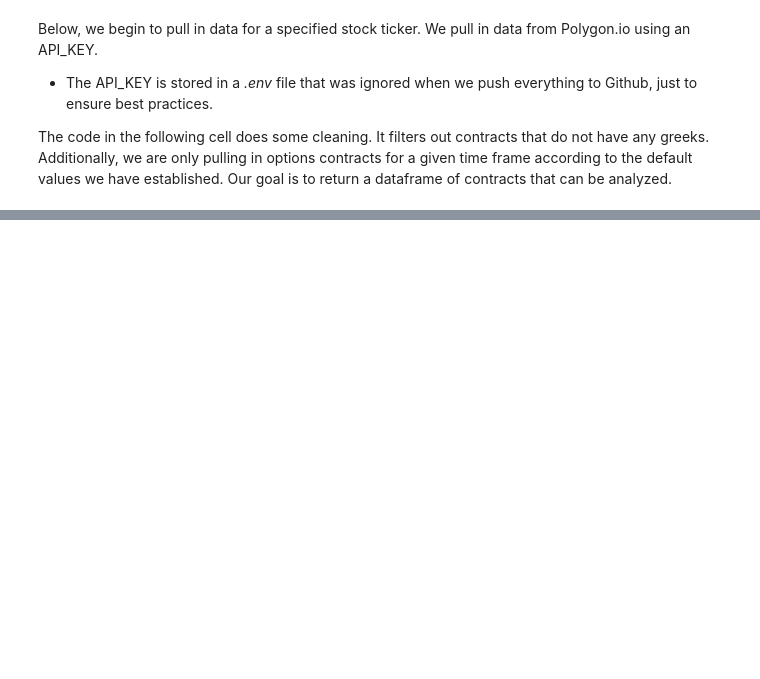
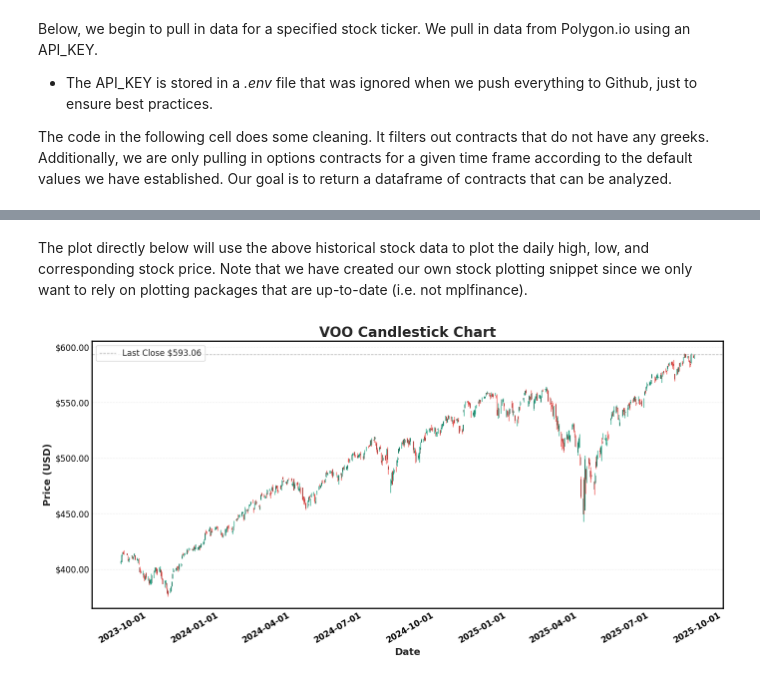
Before and after one commit to mkovacevich18/stonks, a Jupyter notebook: notebooks/options.ipynb, the cells around one changed output, grey strips where cells are left out. Saved outputs shown, nothing was run; the diff lists cells and outputs as text; code cells hidden in the pictures; blank space fills up the shorter version.

```diff
--- a/notebooks/options.ipynb
+++ b/notebooks/options.ipynb
@@ -20,6 +25,10 @@ Below, we begin to pull in data for a specified stock ticker. We pull in data fr
 
 The code in the following cell does some cleaning. It filters out contracts that do not have any greeks. Additionally, we are only pulling in options contracts for a given time frame according to the default values we have established. Our goal is to return a dataframe of contracts that can be analyzed.
 # %%
-ticker = "AAL"
+%load_ext autoreload
+%autoreload 2
+
+
+ticker = "VOO"
 contracts = client.get_option_contracts(ticker)
 historial_stock_data = client.get_price_history(ticker)
@@ -79,3 +40,64 @@ plt.show()
+# %% [markdown]
+The plot directly below will use the above historical stock data to plot the daily high, low, and corresponding stock price. Note that we have created our own stock plotting snippet since we only want to rely on plotting packages that are up-to-date (i.e. not mplfinance).
+# %%
+plt.style.use("seaborn-v0_8-whitegrid")
+plt.rcParams["font.family"] = "DejaVu Sans"
+plt.rcParams["font.size"] = 12
+
+up_color = "#26a686"
+down_color = "#ef5350"
+
+historial_stock_data["timestamp"] = pd.to_datetime(historial_stock_data["timestamp"])
+
+fig, ax = plt.subplots(figsize=(14, 7))
+
+for _, row in historial_stock_data.iterrows():
+    color = up_color if row["close"] >= row["open"] else down_color
+
+    ax.plot([row["timestamp"], row["timestamp"]],
+            [row["low"], row["high"]],
+            color=color, linewidth=1.0, solid_capstyle="round")
+
+    ax.add_patch(
+        plt.Rectangle(
+            (mdates.date2num(row["timestamp"]) - 0.25, min(row["open"], row["close"])),
+            width=0.5,
+            height=abs(row["close"] - row["open"]),
+            facecolor=color,
+            edgecolor="black",
+            linewidth=0.5,
+            alpha=0.9
+        )
+    )
+
+ax.xaxis.set_major_locator(mdates.AutoDateLocator())
+ax.xaxis.set_major_formatter(mdates.DateFormatter("%Y-%m-%d"))
+plt.setp(ax.get_xticklabels(), rotation=30, ha="right", fontweight="bold")
+
+ax.yaxis.set_major_formatter(mticker.FuncFormatter(lambda x, _: f"${x:,.2f}"))
+
+last_close = historial_stock_data["close"].iloc[-1]
+ax.axhline(last_close, color="gray", linestyle="--", linewidth=1, alpha=0.6, label=f"Last Close ${last_close:.2f}")
+
+ax.set_title(f"{ticker} Candlestick Chart", fontsize=20, fontweight="bold")
+ax.set_ylabel("Price (USD)", fontsize=14, fontweight="bold")
+ax.set_xlabel("Date", fontsize=14, fontweight="bold")
+
+ax.legend(loc="upper left", frameon=True)
+
+ax.grid(True, which="major", axis="y", linestyle="--", alpha=0.3)
+ax.grid(False, which="major", axis="x")
+
+for spine in ax.spines.values():
+    spine.set_linewidth(1.8)
+    spine.set_color("black")
+
+ax.tick_params(axis="both", which="major", labelsize=12, width=1.5, labelcolor="black")
+
+plt.tight_layout()
+plt.show()
+# %% [output]
+[figure, added]
 # %%
 from __future__ import annotations
 
```
Also changed, not shown: parts of 7 cells of this notebook, 2 other files.
